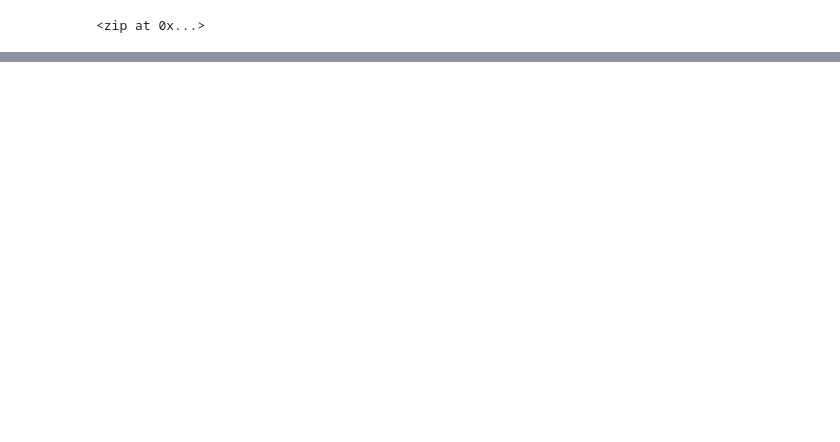
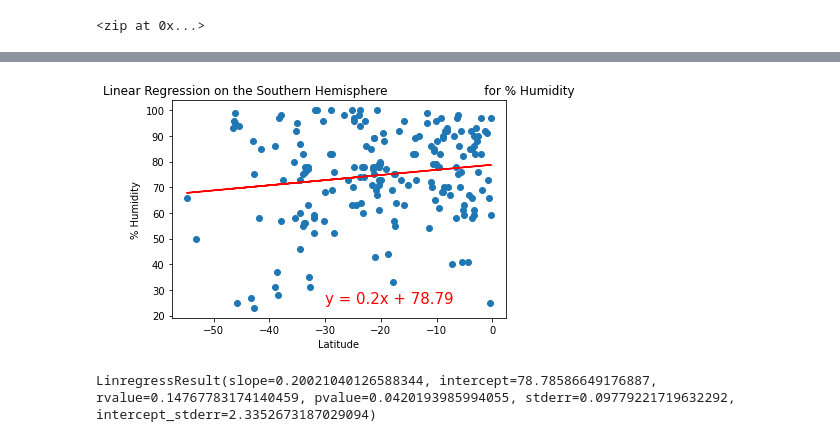
Before and after one commit to Bscheinin/World_Weather_Analysis, a Jupyter notebook: WeatherPy.ipynb, the cells around one changed output, grey strips where cells are left out. Saved outputs shown, nothing was run; the diff lists cells and outputs as text; code cells hidden in the pictures; blank space fills up the shorter version.

```diff
--- a/WeatherPy.ipynb
+++ b/WeatherPy.ipynb
@@ -254,0 +345,16 @@ plt.show()
+# %%
+# Linear regression on the Southern Hemisphere
+x_values = southern_hemi_df["Lat"]
+y_values = southern_hemi_df["Humidity"]
+# Call the function.
+plot_linear_regression(x_values, y_values,
+                       'Linear Regression on the Southern Hemisphere \
+                        for % Humidity', '% Humidity',(-30,25))
+# %% [output]
+[figure, added]
+# %%
+# Perform linear regression.
+(slope, intercept, r_value, p_value, std_err) = linregress(x_values, y_values)
+linregress(x_values, y_values)
+# %% [output]
+LinregressResult(slope=0.20021040126588344, intercept=78.78586649176887, rvalue=0.14767783174140459, pvalue=0.0420193985994055, stderr=0.09779221719632292, intercept_stderr=2.3352673187029094)
```
Also changed, not shown: parts of 25 cells of this notebook, 6 other files.
